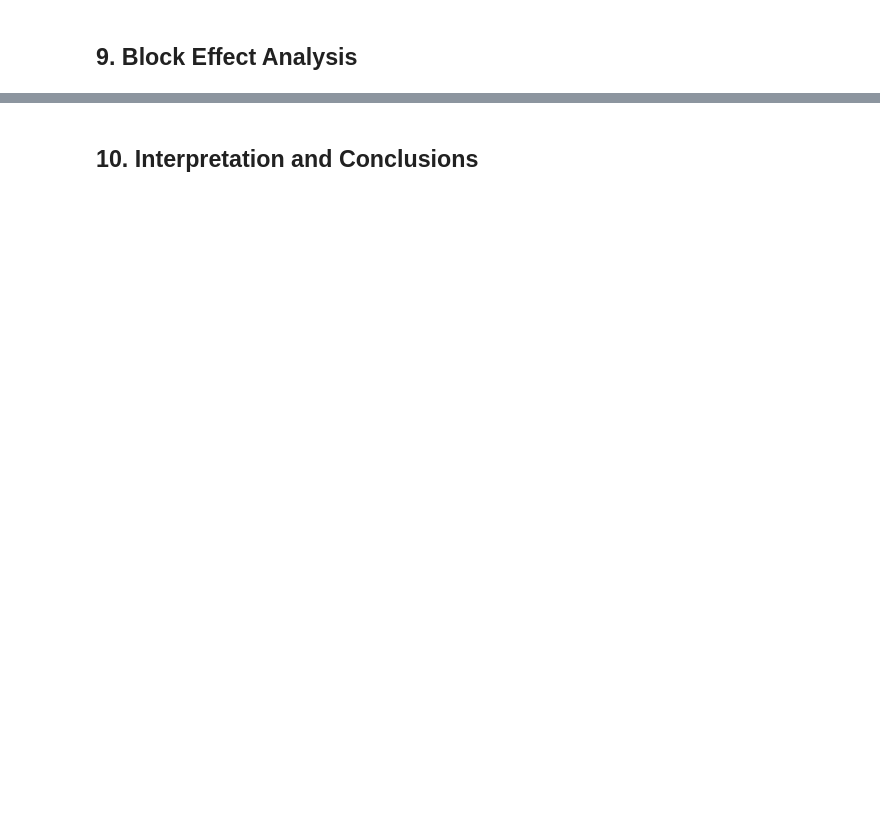
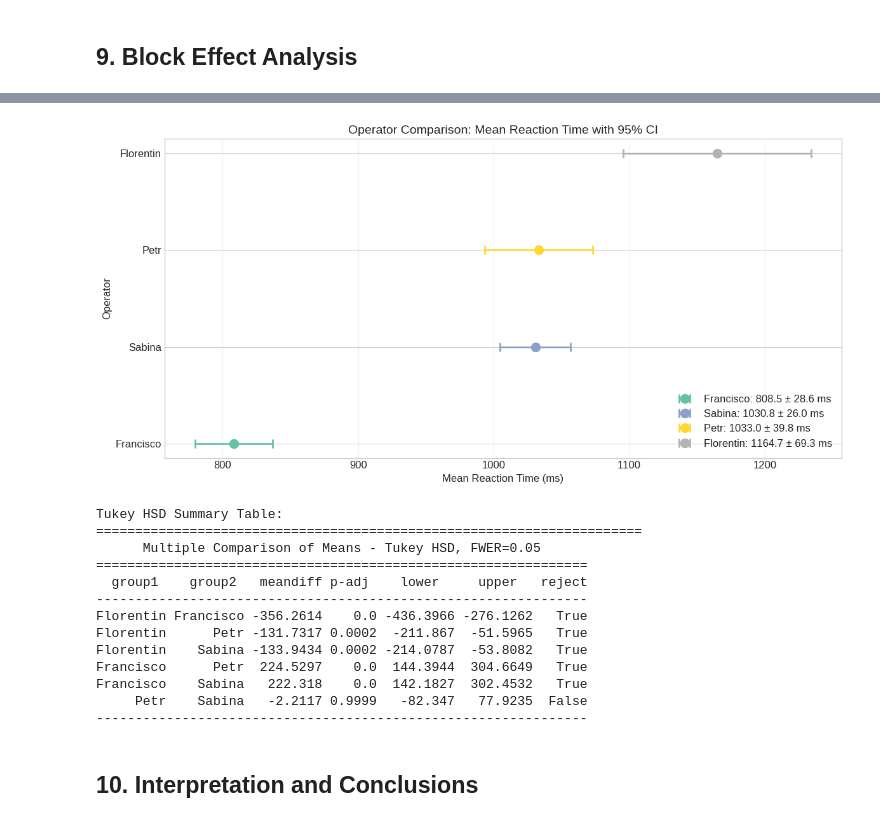
Before and after one commit to VojtasekP/NAEX_reaction_time, a Jupyter notebook: reaction_time_factorial_analysis.ipynb, the cells around one changed output, grey strips where cells are left out. Cells and saved outputs as stored; diff of their text form; code cells hidden in the pictures; blank space fills up the shorter version.

```diff
--- a/reaction_time_factorial_analysis.ipynb
+++ b/reaction_time_factorial_analysis.ipynb
@@ -381,7 +780,7 @@ Perform ANOVA including block effects (operators).
 # %%
 # Full model with block effect
 # Using main effects + block only first
-formula_main = 'Y_mean ~ C(Block) + A_min_delay + B_max_delay + C_frame_motion + D_background + E_font_scale + F_text_color + G_text_motion'
+formula_main = 'Y_median ~ C(Block) + (A_min_delay + B_max_delay + C_frame_motion + D_background + E_font_scale + F_text_color + G_text_motion)**2'
 
 model_main = ols(formula_main, data=df_agg).fit()
 
@@ -414,11 +831,13 @@ NOTES:
 # %%
 # Model with significant two-factor interactions
 # Based on effect analysis, include most important interactions
-formula_full = '''Y_mean ~ C(Block) + A_min_delay + B_max_delay + C_frame_motion + D_background +
+old_formula = '''Y_median ~ C(Block) + A_min_delay + B_max_delay + C_frame_motion + D_background +
                   E_font_scale + F_text_color + G_text_motion +
                   A_min_delay:B_max_delay + A_min_delay:C_frame_motion + A_min_delay:D_background +
                   B_max_delay:C_frame_motion + C_frame_motion:D_background + E_font_scale:G_text_motion'''
 
+# keeping C and D because of the hiearchy
+formula_full = 'Y_median ~ C(Block) + C_frame_motion + D_background + E_font_scale + G_text_motion + C_frame_motion:E_font_scale + D_background:F_text_color +E_font_scale:G_text_motion'
 model_full = ols(formula_full, data=df_agg).fit()
 
 print("=" * 60)
@@ -585,12 +1085,12 @@ This visualization follows the Pareto principle - often a few factors
 print("\nBlock (Operator) Effect Analysis:")
 print("=" * 60)
 
-block_means = df_agg.groupby('Block')['Y_mean'].agg(['mean', 'std', 'count'])
+block_means = df_agg.groupby('Block')['Y_median'].agg(['mean', 'std', 'count'])
 print("\nMean Reaction Time by Operator:")
 print(block_means.round(2))
 
 # Tukey HSD for block comparison
-tukey_result = pairwise_tukeyhsd(df_agg['Y_mean'], df_agg['Block'], alpha=0.05)
+tukey_result = pairwise_tukeyhsd(df_agg['Y_median'], df_agg['Block'], alpha=0.05)
 print("\nTukey HSD Multiple Comparison:")
 print(tukey_result)
 
@@ -613,9 +1131,9 @@ IF block effect is significant:
 fig, ax = plt.subplots(figsize=(12, 6))
 
 # Get unique groups and their means
-block_means = df_agg.groupby('Block')['Y_mean'].mean().sort_values()
-block_stds = df_agg.groupby('Block')['Y_mean'].std()
-block_counts = df_agg.groupby('Block')['Y_mean'].count()
+block_means = df_agg.groupby('Block')['Y_median'].mean().sort_values()
+block_stds = df_agg.groupby('Block')['Y_median'].std()
+block_counts = df_agg.groupby('Block')['Y_median'].count()
 
 # Calculate confidence intervals (95%)
 from scipy.stats import t as t_dist
@@ -624,34 +1142,49 @@ alpha = 0.05
 # Plot means with confidence intervals
 y_positions = np.arange(len(block_means))
 colors = plt.cm.Set2(np.linspace(0, 1, len(block_means)))
 
 for i, (block, mean_val) in enumerate(block_means.items()):
     std = block_stds[block]
     n = block_counts[block]
     se = std / np.sqrt(n)
     t_crit = t_dist.ppf(1 - alpha/2, n - 1)
     ci = t_crit * se
 
     ax.errorbar(mean_val, i, xerr=ci, fmt='o', markersize=10,
                 capsize=5, capthick=2, color=colors[i], linewidth=2,
                 label=f'{block}: {mean_val:.1f} ± {ci:.1f} ms')
 
 ax.set_yticks(y_positions)
 ax.set_yticklabels(block_means.index)
 ax.set_xlabel('Mean Reaction Time (ms)', fontsize=12)
 ax.set_ylabel('Operator', fontsize=12)
 ax.set_title('Operator Comparison: Mean Reaction Time with 95% CI', fontsize=14)
-ax.legend(loc='upper right')
+ax.legend(loc='lower right')
 ax.grid(True, axis='x', alpha=0.3)
 
 plt.tight_layout()
 plt.show()
 
 # Show Tukey summary table
 print("\nTukey HSD Summary Table:")
 print("=" * 70)
 tukey_summary = tukey_result.summary()
 print(tukey_summary)
+# %% [output]
+[figure, added]
+Tukey HSD Summary Table:
+======================================================================
+      Multiple Comparison of Means - Tukey HSD, FWER=0.05
+===============================================================
+  group1    group2   meandiff p-adj    lower     upper   reject
+---------------------------------------------------------------
+Florentin Francisco -356.2614    0.0 -436.3966 -276.1262   True
+Florentin      Petr -131.7317 0.0002  -211.867  -51.5965   True
+Florentin    Sabina -133.9434 0.0002 -214.0787  -53.8082   True
+Francisco      Petr  224.5297    0.0  144.3944  304.6649   True
+Francisco    Sabina   222.318    0.0  142.1827  302.4532   True
+     Petr    Sabina   -2.2117 0.9999   -82.347   77.9235  False
+---------------------------------------------------------------
 # %% [markdown]
 ## 10. Interpretation and Conclusions
 # %%
```
Also changed, not shown: parts of 22 cells of this notebook.
